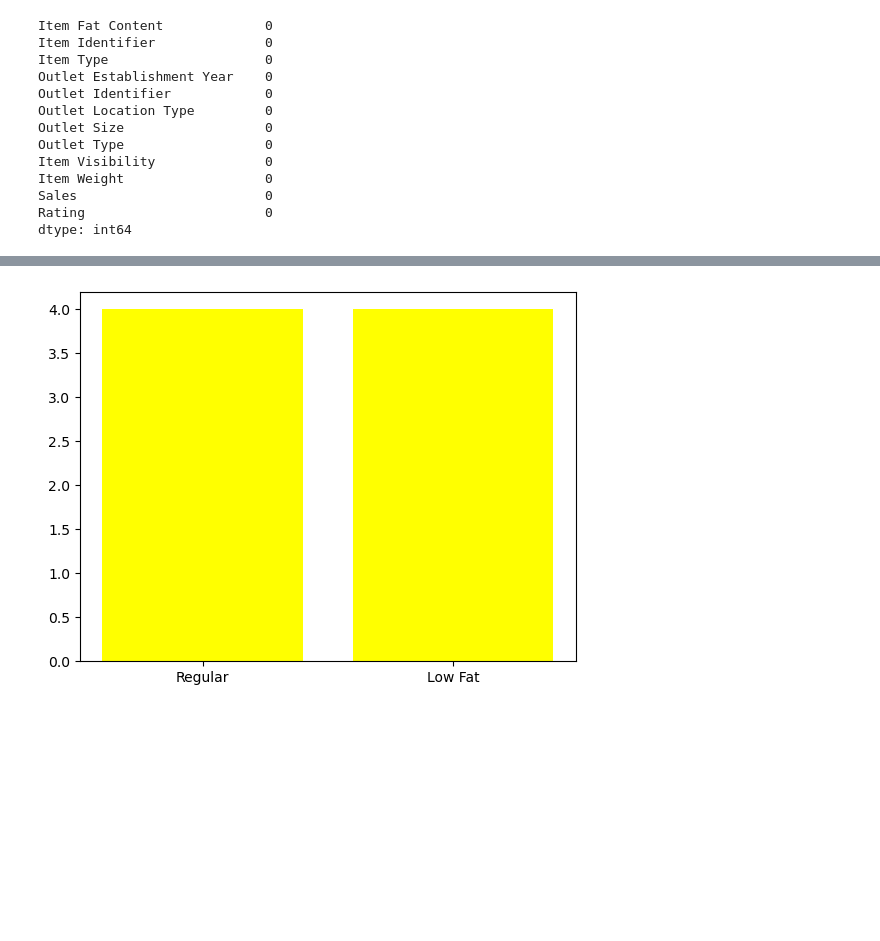
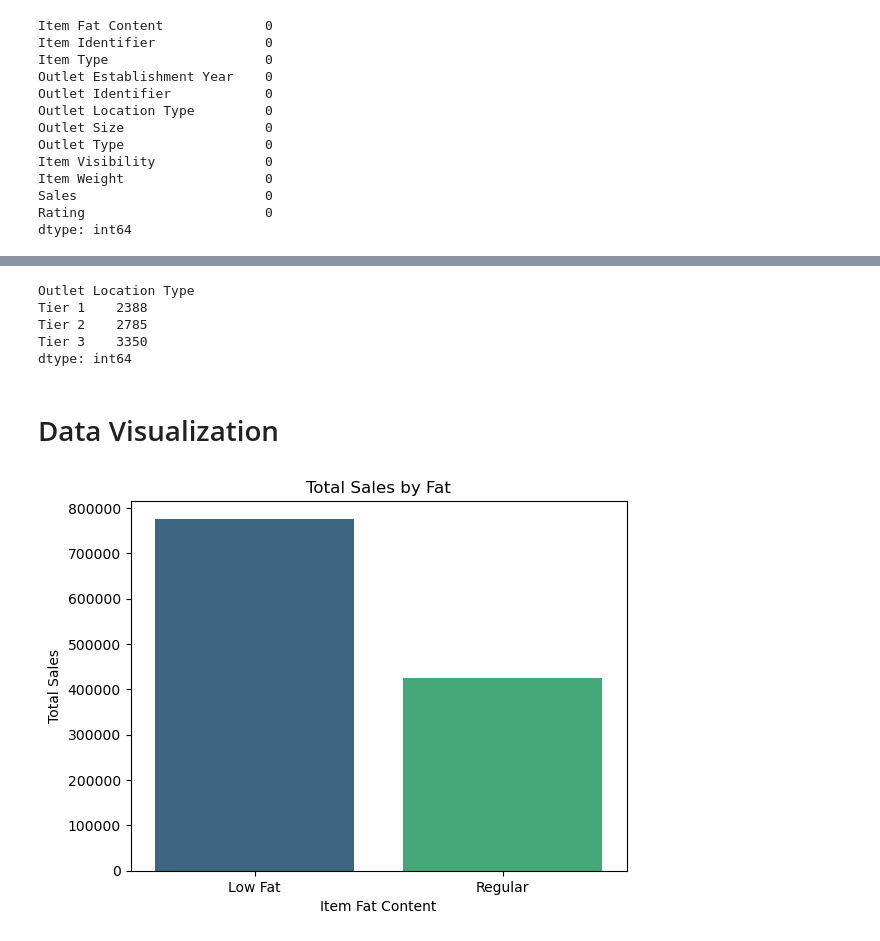
Before and after one commit to sarthakvashisht/Blinkit-Analysis, a Jupyter notebook: Blinkit Analysis.ipynb, the cells around one changed output, grey strips where cells are left out. Saved outputs shown, nothing was run; the diff lists cells and outputs as text; code cells hidden in the pictures; blank space fills up the shorter version.

```diff
--- a/Blinkit Analysis.ipynb
+++ b/Blinkit Analysis.ipynb
@@ -91,7 +91,7 @@ df['Item Type'].nunique()
 # %%
 from sklearn.impute import SimpleImputer
 # %%
-SI=SimpleImputer(missin_values=np.nan,strategy='mean')
+SI=SimpleImputer(missing_values=np.nan,strategy='mean')
 # %%
 df['Item Weight']=SI.fit_transform(df[['Item Weight']])
 # %%
@@ -114,0 +128,11 @@ import matplotlib.pyplot as plt
+# %%
+#df['Outlet Location Type'].count()
+df.groupby('Outlet Location Type').size()
+# %% [output]
+Outlet Location Type
+Tier 1    2388
+Tier 2    2785
+Tier 3    3350
+dtype: int64
+# %% [markdown]
+# Data Visualization
@@ -115,6 +142,15 @@ import matplotlib.pyplot as plt
 # %%
-colours=['yellow','green']
-plt.bar(df['Item Fat Content'], height=4 ,color=colours)
+#Analyze the Sales of different fat content.
+item_by_fat = df.groupby('Item Fat Content')['Sales'].sum().reset_index()
+plt.figure()
+sns.barplot(x='Item Fat Content', y='Sales', data=item_by_fat, palette='viridis')
+plt.xticks()
+plt.title('Total Sales by Fat')
+plt.xlabel('Item Fat Content')
+plt.ylabel('Total Sales')
 plt.show()
+
+
+#with this we can see that the people prefer the food which is less fatty.
 # %% [output]
-[figure, old version]
+[figure, new version]
```
Also changed, not shown: parts of 12 cells of this notebook.
